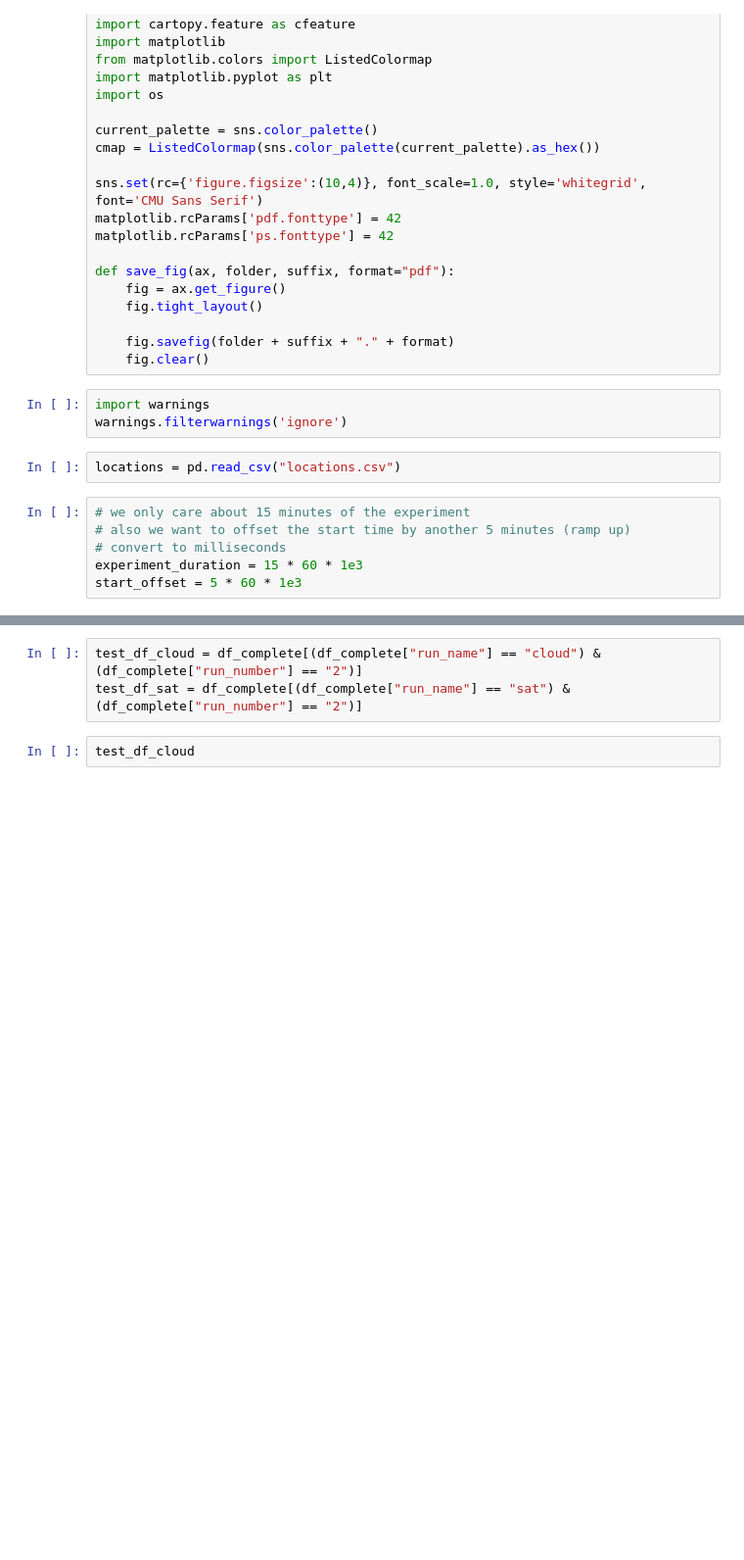
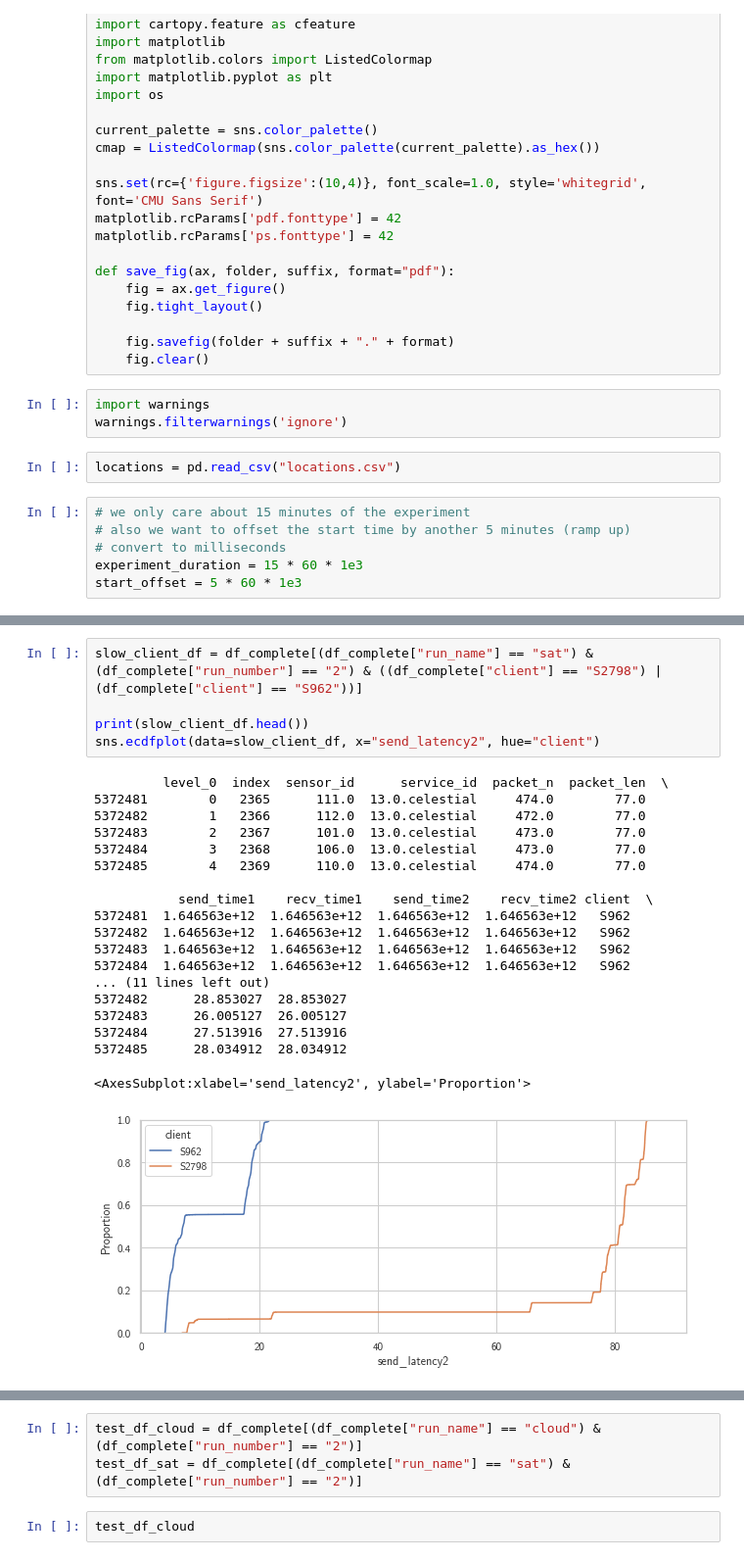
Before and after one commit to OpenFogStack/celestial-buoy-evaluation, a Jupyter notebook: analysis.ipynb, the cells around one changed output, grey strips where cells are left out. Shown at 98% size. Cells and saved outputs as stored; diff of their text form; blank space fills up the shorter version.

```diff
--- a/analysis.ipynb
+++ b/analysis.ipynb
@@ -225,0 +222,25 @@ df_complete
+# %%
+slow_client_df = df_complete[(df_complete["run_name"] == "sat") & (df_complete["run_number"] == "2") & ((df_complete["client"] == "S2798") | (df_complete["client"] == "S962"))]
+
+print(slow_client_df.head())
+sns.ecdfplot(data=slow_client_df, x="send_latency2", hue="client")
+# %% [output]
+         level_0  index  sensor_id      service_id  packet_n  packet_len  \
+5372481        0   2365      111.0  13.0.celestial     474.0        77.0
+5372482        1   2366      112.0  13.0.celestial     472.0        77.0
+5372483        2   2367      101.0  13.0.celestial     473.0        77.0
+5372484        3   2368      106.0  13.0.celestial     473.0        77.0
+5372485        4   2369      110.0  13.0.celestial     474.0        77.0
+
+           send_time1    recv_time1    send_time2    recv_time2 client  \
+5372481  1.646563e+12  1.646563e+12  1.646563e+12  1.646563e+12   S962
+5372482  1.646563e+12  1.646563e+12  1.646563e+12  1.646563e+12   S962
+5372483  1.646563e+12  1.646563e+12  1.646563e+12  1.646563e+12   S962
+5372484  1.646563e+12  1.646563e+12  1.646563e+12  1.646563e+12   S962
+... (11 lines left out)
+5372482      28.853027  28.853027
+5372483      26.005127  26.005127
+5372484      27.513916  27.513916
+5372485      28.034912  28.034912
+<AxesSubplot:xlabel='send_latency2', ylabel='Proportion'>
+[figure, added]
```
Also changed, not shown: parts of 14 cells of this notebook, 12 other files.
